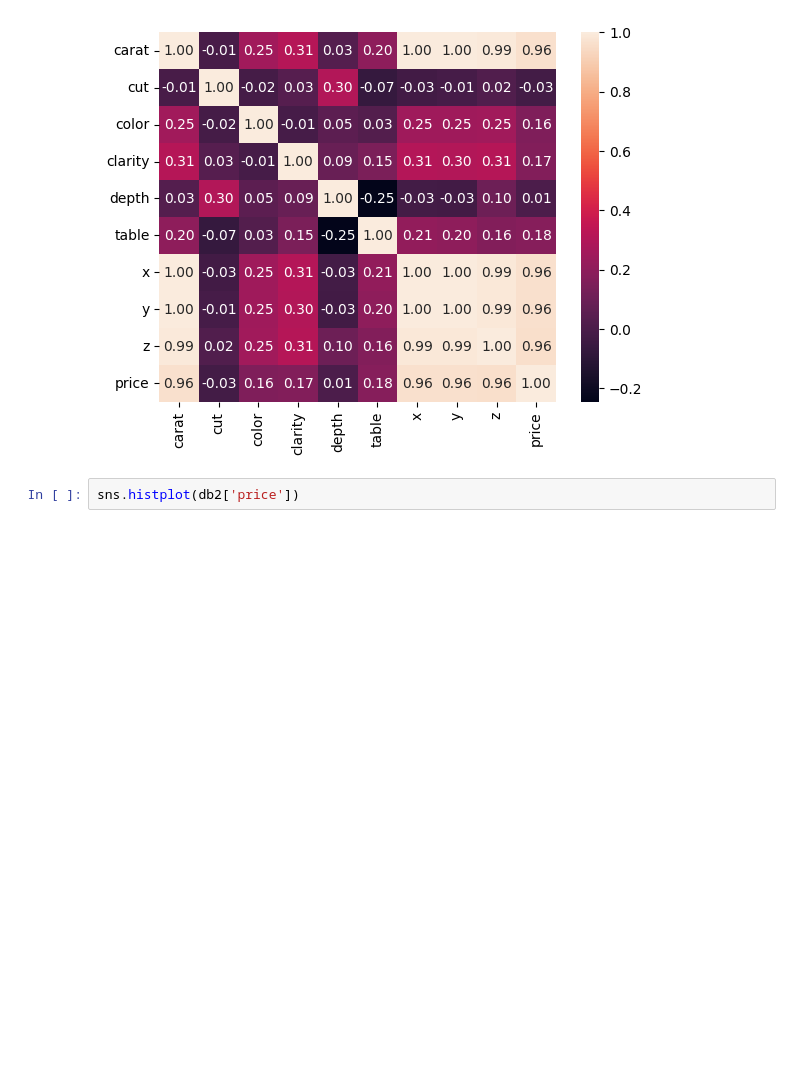
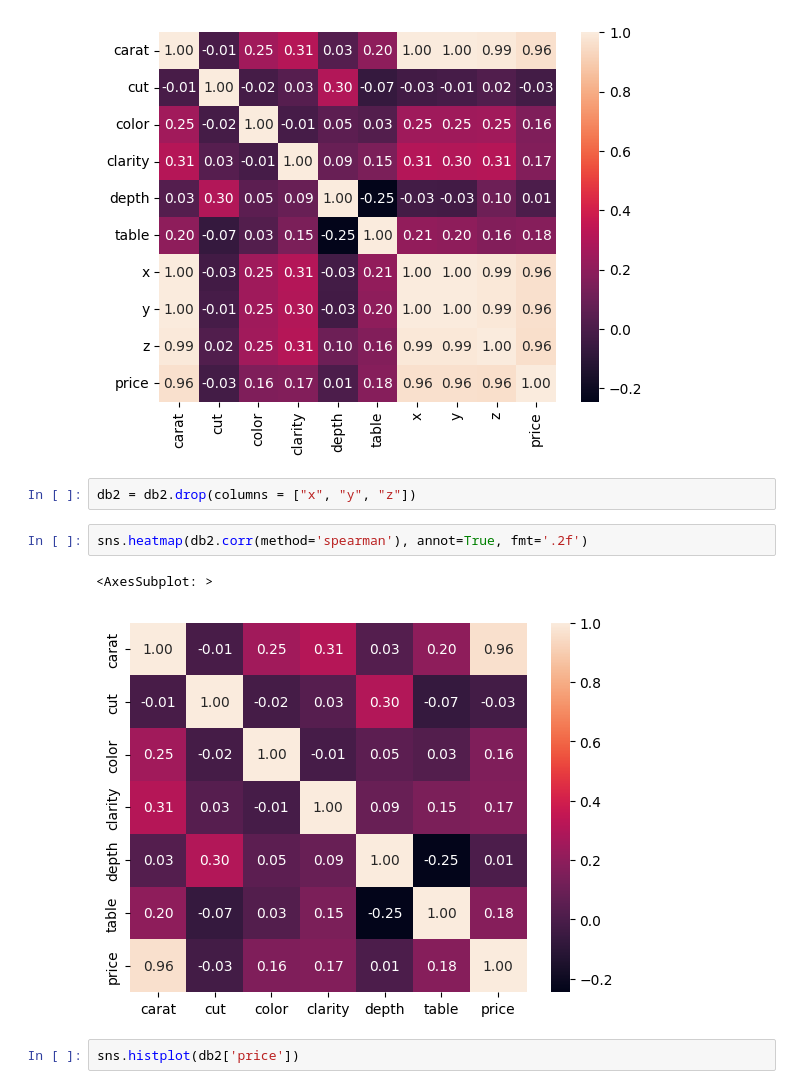
Before and after one commit to Lsdbot/Diamond, a Jupyter notebook: Data_preprocessing.ipynb, the cells around one changed output. Cells and saved outputs as stored; diff of their text form; blank space fills up the shorter version.

```diff
--- a/Data_preprocessing.ipynb
+++ b/Data_preprocessing.ipynb
@@ -168,6 +165,13 @@ sns.heatmap(db2.corr(method='spearman'), annot=True, fmt=".2f")
 # %% [output]
 <AxesSubplot: >
 [figure]
+# %%
+db2 = db2.drop(columns = ["x", "y", "z"])
+# %%
+sns.heatmap(db2.corr(method='spearman'), annot=True, fmt='.2f')
+# %% [output]
+<AxesSubplot: >
+[figure, added]
 # %%
 sns.histplot(db2['price'])
 # %% [output]
```
Also changed, not shown: parts of 14 cells of this notebook, 1 other file.
